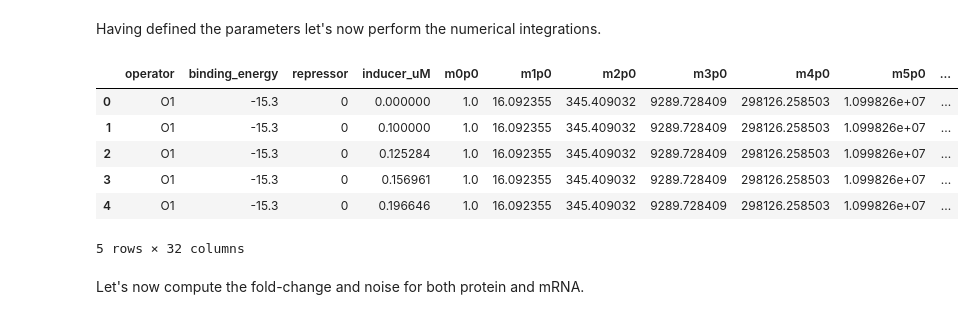
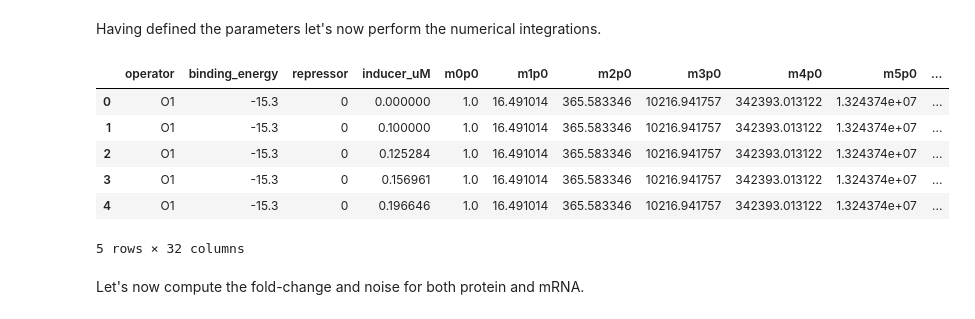
Before and after one commit to RPGroup-PBoC/chann_cap, a Jupyter notebook: src/theory/moment_dynamics_cell_division.ipynb, the cells around one changed output. Cells and saved outputs as stored; diff of their text form; code cells hidden in the pictures.

Commit message:
update moment calculation

```diff
--- a/src/theory/moment_dynamics_cell_division.ipynb
+++ b/src/theory/moment_dynamics_cell_division.ipynb
@@ -2369,14 +2375,14 @@ Let's define this matrix.
 # with "artificial" Poisson degradation rate
 
 # Single promoter
-gp_init = 1 / (60 * 100)
+gp_init = 1 / (60 * 60)
 rp_init = 1000 * gp_init
 A_mat_unreg_s_init = A_mat_unreg_lam(kp_on, kp_off, rm, gm, rp_init, gp_init)
 # %% [markdown]
 Now let's define again the initial conditions by integrating the dynamics as before.
 # %%
 # Define time on which to perform integration
-t = np.linspace(0, 4000 * 60, 5000)
+t = np.linspace(0, 4000 * 60, 2000)
 
 # Define initial conditions
 mom_init = np.zeros(len(expo) * 2)
@@ -2628,19 +2601,0 @@ Now let's run the integration over several cell cycles
-# %%
-# Define time for single-promoter state
-t_single = 60 * 0.6 * 100  # sec
-
-# Define time for two-promoter state
-t_double = 60 * 0.4 * 100  # sec
-
-# Define number of cell cycles
-n_cycles = 6
-
-# Define list of parameters
-par_single = [kp_on, kp_off, rm, gm, rp, 0]
-par_double = [kp_on, kp_off, 2 * rm, gm, rp, 0]
-
-# Integrate moment equations
-df_p_unreg = dmomdt_cycles_nonpoiss(mp_init, t_single, t_double,
-                                    A_mat_unreg_lam,
-                                    par_single, par_double, expo,
-                                    n_cycles, n_steps=10000)
@@ -2646,0 +2661,5 @@ df_p_unreg = dmomdt_cycles_nonpoiss(mp_init, t_single, t_double,
+# %%
+rp_opt = sp.optimize.minimize_scalar(rp_residual,
+                                     bounds=(0, 0.1), method='bounded')
+
+rp_opt
@@ -3122,7 +3175,7 @@ var =  [t for t in itertools.product(*[operators, repressors, inducer])]
 Having defined the parameters let's now perform the numerical integrations.
 # %%
 # Boolean indicating if computation should be performed
-compute_constraints = False
+compute_constraints = True
 
 if compute_constraints:
     # Initialize data frame to save the lagrange multipliers.
@@ -3202,38 +3255,38 @@ if compute_constraints:
             df_mom = df.loc[:, mom_bool].sum(axis=1)
 
             # Average moment and append it to list
             moms.append(sp.integrate.simps(df_mom * p_a_array,
                                            a_array))
 
         # Save results into series in order to append it to data frame
         series = pd.Series([op, eRA, rep, iptg] + moms,
                    index=names)
 
         return series
 
     # Run function in parallel
     constraint_series = Parallel(n_jobs=6)(delayed(constraints_parallel)(param)
                            for param in var)
 
     # Initialize data frame to save list of parameters
     df_constraints = pd.DataFrame([], columns=names)
 
     for s in constraint_series:
         df_constraints = df_constraints.append(s, ignore_index=True)
 
     # Save progress at each step
     df_constraints.to_csv(datadir + 'MaxEnt_multi_nonpoisson_IPTG_range.csv',
               index=False)
 
 df_constraints = pd.read_csv(datadir + 'MaxEnt_multi_nonpoisson_IPTG_range.csv')
 df_constraints.head()
 # %% [output]
 |  | operator | binding_energy | repressor | inducer_uM | m0p0 | m1p0 | m2p0 | m3p0 | m4p0 | m5p0 | ... |
-| 0 | O1 | -15.3 | 0 | 0.000000 | 1.0 | 16.092355 | 345.409032 | 9289.728409 | 298126.258503 | 1.099826e+07 | ... |
-| 1 | O1 | -15.3 | 0 | 0.100000 | 1.0 | 16.092355 | 345.409032 | 9289.728409 | 298126.258503 | 1.099826e+07 | ... |
-| 2 | O1 | -15.3 | 0 | 0.125284 | 1.0 | 16.092355 | 345.409032 | 9289.728409 | 298126.258503 | 1.099826e+07 | ... |
-| 3 | O1 | -15.3 | 0 | 0.156961 | 1.0 | 16.092355 | 345.409032 | 9289.728409 | 298126.258503 | 1.099826e+07 | ... |
-| 4 | O1 | -15.3 | 0 | 0.196646 | 1.0 | 16.092355 | 345.409032 | 9289.728409 | 298126.258503 | 1.099826e+07 | ... |
+| 0 | O1 | -15.3 | 0 | 0.000000 | 1.0 | 16.491014 | 365.583346 | 10216.941757 | 342393.013122 | 1.324374e+07 | ... |
+| 1 | O1 | -15.3 | 0 | 0.100000 | 1.0 | 16.491014 | 365.583346 | 10216.941757 | 342393.013122 | 1.324374e+07 | ... |
+| 2 | O1 | -15.3 | 0 | 0.125284 | 1.0 | 16.491014 | 365.583346 | 10216.941757 | 342393.013122 | 1.324374e+07 | ... |
+| 3 | O1 | -15.3 | 0 | 0.156961 | 1.0 | 16.491014 | 365.583346 | 10216.941757 | 342393.013122 | 1.324374e+07 | ... |
+| 4 | O1 | -15.3 | 0 | 0.196646 | 1.0 | 16.491014 | 365.583346 | 10216.941757 | 342393.013122 | 1.324374e+07 | ... |
 5 rows × 32 columns
 # %% [markdown]
 Let's now compute the fold-change and noise for both protein and mRNA.
```
Also changed, not shown: parts of 31 cells of this notebook.
